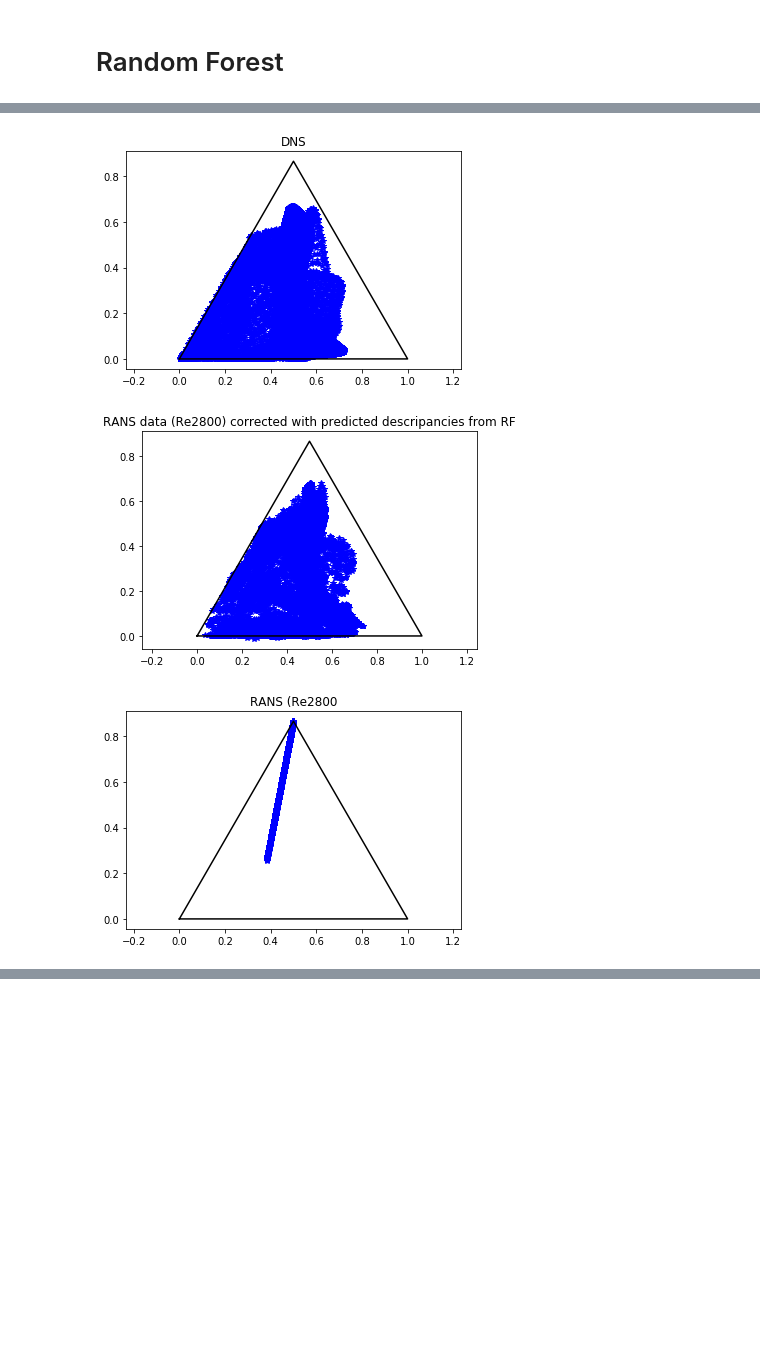
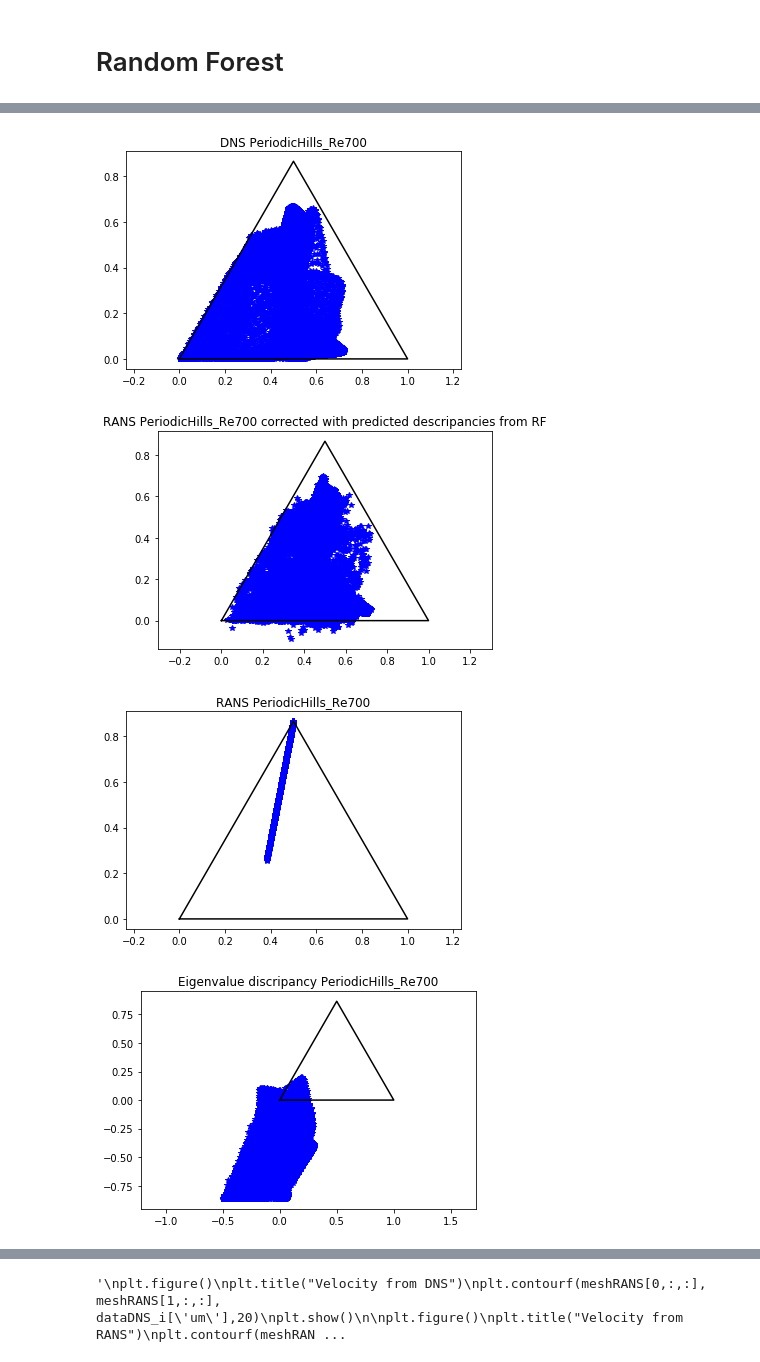
Before and after one commit to JensLangerak/minor-project-turbulence, a Jupyter notebook: Untitled.ipynb, the cells around one changed output, grey strips where cells are left out. Drawn from its saved outputs; the diff is of its cells as text; code cells hidden in the pictures; blank space fills up the shorter version.

```diff
--- a/Untitled.ipynb
+++ b/Untitled.ipynb
@@ -334,12 +338,10 @@ Feature importance : [ 0.05700477  0.0599678   0.60695185  0.02113387  0.1001912
 # %%
-Re = [700, 1400, 2800, 5600, 10595]
+# Testing
 Re_test = [Re[0]]
 print(Re_test)
 
 test_X = features('PeriodicHills', Re_test, TurbModel='kOmega', time_end=30000, nx=140, ny=150)
 test_discr = regr.predict(test_X)
-test_discr = np.reshape(test_discr.swapaxes(1,0), (2, 140, 150))
-
-baryMap_RANS, baryMap_DNS, baryMap_discr = response('PeriodicHills', Re_test, nx=140, ny=150, train = False)
+test_discr = np.reshape(test_discr.swapaxes(1,0), (6, 140, 150))
 # %% [output]
 [700]
@@ -352,25 +359,74 @@ return bary
 # %%
+# Plots
+
 plt.figure()
-plt.title("DNS")
+plt.title('DNS %s_Re%i' % (case, Re_test[0]))
 plt.plot(baryMap_DNS[0,:,:],baryMap_DNS[1,:,:],'b*')
 plt.plot([0,1,0.5,0],[0,0,np.sin(60*(np.pi/180)),0],'k-')
 plt.axis('equal')
 plt.show()
 
 plt.figure()
-plt.title("RANS data (Re2800) corrected with predicted descripancies from RF")
+plt.title("RANS %s_Re%i corrected with predicted descripancies from RF" % (case, Re_test[0]))
 plt.plot(np.add(test_discr[0,:,:], baryMap_RANS[0,:,:]) ,np.add(test_discr[1,:,:],baryMap_RANS[1,:,:]),'b*')
 plt.plot([0,1,0.5,0],[0,0,np.sin(60*(np.pi/180)),0],'k-')
 plt.axis('equal')
 plt.show()
 
 plt.figure()
-plt.title("RANS (Re2800")
+plt.title("RANS %s_Re%i" % (case, Re_test[0]))
 plt.plot(baryMap_RANS[0,:,:],baryMap_RANS[1,:,:],'b*')
 plt.plot([0,1,0.5,0],[0,0,np.sin(60*(np.pi/180)),0],'k-')
 plt.axis('equal')
 plt.show()
+
+plt.figure()
+plt.title("Eigenvalue discripancy %s_Re%i" % (case, Re_test[0]))
+plt.plot(baryMap_discr[0,:,:],baryMap_discr[1,:,:],'b*')
+plt.plot([0,1,0.5,0],[0,0,np.sin(60*(np.pi/180)),0],'k-')
+plt.axis('equal')
+plt.show()
+
+plt.figure()
+plt.title("Discripancy after RF %s_Re%i" % (case, Re_test[0]))
+plt.plot(test_discr[0,:,:],test_discr[1,:,:],'b*')
+plt.plot([0,1,0.5,0],[0,0,np.sin(60*(np.pi/180)),0],'k-')
+plt.axis('equal')
+plt.show()
+
+'''
+plt.figure()
+plt.title("Velocity from DNS")
+plt.contourf(meshRANS[0,:,:], meshRANS[1,:,:], dataDNS_i['um'],20)
+plt.show()
+
+plt.figure()
+plt.title("Velocity from RANS")
+plt.contourf(meshRANS[0,:,:], meshRANS[1,:,:], U_RANS[0,:,:],20)
+plt.show()
+
+plt.figure()
+plt.title("k from DNS")
+plt.contourf(meshRANS[0,:,:], meshRANS[1,:,:], dataDNS_i['k'],20)
+plt.show()
+
+plt.figure()
+plt.title("k from RANS")
+plt.contourf(meshRANS[0,:,:], meshRANS[1,:,:], dataRANS_k,20)
+plt.show()
+
+plt.figure()
+plt.title("dist")
+plt.contourf(meshRANS[0,:,:], meshRANS[1,:,:], foam.baryMap_dist(baryMap_RANS,baryMap_DNS))
+plt.show()
+
+plt.figure()
+plt.title("Feature 6")
+plt.contourf(meshRANS[0,:,:], meshRANS[1,:,:], q6(gradp_RANS, gradU_RANS, p_RANS,U_RANS))
+plt.show()
+'''
 # %% [output]
-[figure, old version]
+[figure, new version]
-[figure, old version]
+[figure, new version]
-[figure, old version]
+[figure, new version]
+[figure, added]
@@ -376,0 +434 @@ plt.show()
+'\nplt.figure()\nplt.title("Velocity from DNS")\nplt.contourf(meshRANS[0,:,:], meshRANS[1,:,:], dataDNS_i[\'um\'],20)\nplt.show()\n\nplt.figure()\nplt.title("Velocity from RANS")\nplt.contourf(meshRAN ...
```
Also changed, not shown: parts of 12 cells of this notebook, 6 other files.
